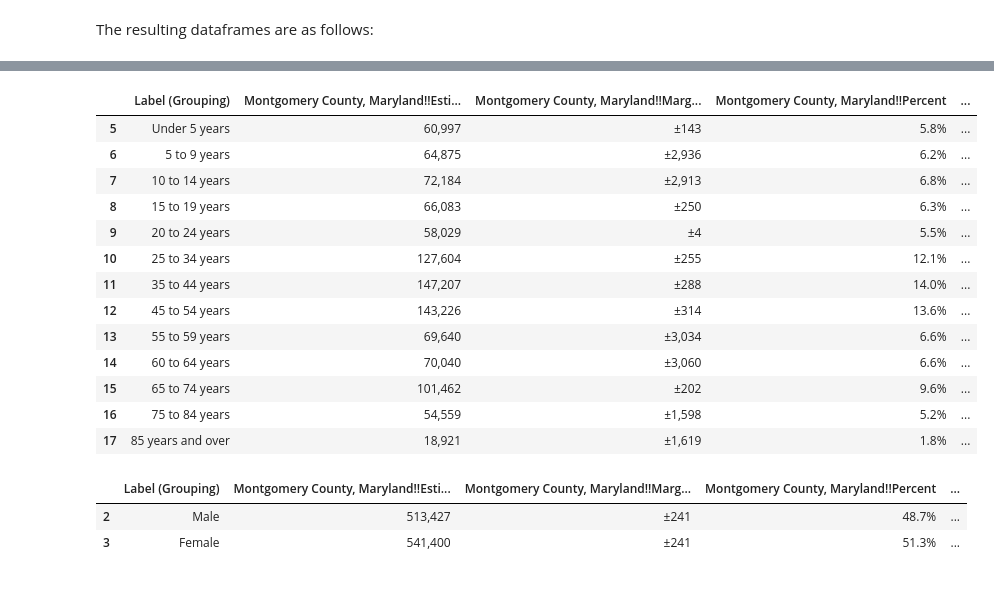
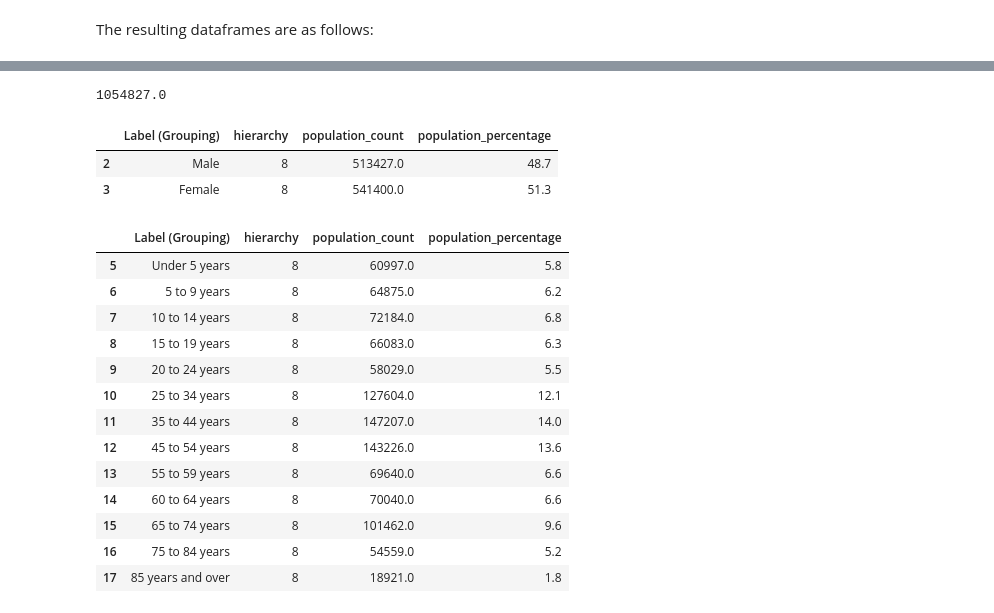
Before and after one commit to emmajslz/eda-project-police-arrest, a Jupyter notebook: police-arrests-montgomery-study.ipynb, the cells around one changed output, grey strips where cells are left out. Cells and saved outputs as stored; diff of their text form; code cells hidden in the pictures.

```diff
--- a/police-arrests-montgomery-study.ipynb
+++ b/police-arrests-montgomery-study.ipynb
@@ -1017,0 +1160,4 @@ Let's look at each of the list of values for each hierarchy:
+# %%
+def extract_total_population(dataset, labels_column):
+    index_record_with_total = dataset.loc[dataset[labels_column].str.contains('Total population'), labels_column].index[0]
+    return dataset.loc[index_record_with_total, 'population_count']
@@ -1039,0 +1189,20 @@ decennial_ethnicity = decennial.iloc[100:102]
+# %%
+def extract_to_new_dfs(dataset, labels_column, groups_of_interest):
+
+    groups_of_interest_indices = []
+    groups_first_rows = dataset.loc[dataset['hierarchy'] == 0, labels_column]
+    groups_first_rows = groups_first_rows.reset_index()
+
+    k = 0
+    i = 0
+    while i < len(groups_first_rows) and k<len(groups_of_interest):
+        if groups_of_interest[k] in groups_first_rows.loc[i, labels_column]:
+
+            # we sum 2 to avoid the row with the group name and to avoid the row with the total population (since it appears every time)
+            groups_of_interest_indices.append([groups_first_rows.loc[i, 'index'], groups_first_rows.loc[i+1, 'index']])
+
+            k += 1
+        i += 1
+
+
+    return groups_of_interest_indices
@@ -1166,6 +1348,10 @@ estimate_21['hierarchy'] = estimate_21['Label (Grouping)'].str.count('\xa0')
 estimate_21['hierarchy'].unique()
 # %% [output]
 array([ 0,  4,  8, 12, 16])
+# %%
+estimate_21['population_count'] = fix_population_count_column(estimate_21['Montgomery County, Maryland!!Estimate'])
+estimate_21['population_percentage'] = fix_population_percentage_column(estimate_21['Montgomery County, Maryland!!Percent'])
+estimate_21_total = extract_total_population(estimate_21, 'Label (Grouping)')
 # %%
 estimate_21.loc[estimate_21['hierarchy'] == 0, 'Label (Grouping)']
 # %% [output]
@@ -1213,3 +1365,13 @@ estimate_21_sex_age[estimate_21_sex_age['hierarchy'] == 8]
+# %%
+groups_of_interest = ['SEX AND AGE', 'RACE', 'HISPANIC OR LATINO AND RACE']
+
+sex_age_indices, race_indices, ethnicity_indices = extract_to_new_dfs(estimate_21, 'Label (Grouping)', groups_of_interest)
+estimate_21 = estimate_21[['Label (Grouping)', 'hierarchy', 'population_count', 'population_percentage']]
+
+# we sum 2 to the start index to avoid the row with the group name and to avoid the row with the total population (since it appears every time)
+estimate_21_sex_age = estimate_21.loc[sex_age_indices[0]+2:sex_age_indices[1], :]
+estimate_21_race = estimate_21.loc[race_indices[0]+2:race_indices[1], :]
+estimate_21_ethnicity = estimate_21.loc[ethnicity_indices[0]+2:ethnicity_indices[1], :]
 # %%
 estimate_21_sex = estimate_21[2:4]
 estimate_21_age = estimate_21[5:18]
@@ -1294,20 +1458,22 @@ The resulting dataframes are as follows:
 # %%
-display(estimate_21_age, estimate_21_sex, estimate_21_race, estimate_21_ethnicity)
+print(estimate_21_total)
+display(estimate_21_sex, estimate_21_age, estimate_21_race, estimate_21_ethnicity)
 # %% [output]
+1054827.0
-|  | Label (Grouping) | Montgomery County, Maryland!!Esti... | Montgomery County, Maryland!!Marg... | Montgomery County, Maryland!!Percent | ... |
-| 5 | Under 5 years | 60,997 | ±143 | 5.8% | ... |
-| 6 | 5 to 9 years | 64,875 | ±2,936 | 6.2% | ... |
-| 7 | 10 to 14 years | 72,184 | ±2,913 | 6.8% | ... |
-| 8 | 15 to 19 years | 66,083 | ±250 | 6.3% | ... |
-| 9 | 20 to 24 years | 58,029 | ±4 | 5.5% | ... |
-| 10 | 25 to 34 years | 127,604 | ±255 | 12.1% | ... |
-| 11 | 35 to 44 years | 147,207 | ±288 | 14.0% | ... |
-| 12 | 45 to 54 years | 143,226 | ±314 | 13.6% | ... |
-| 13 | 55 to 59 years | 69,640 | ±3,034 | 6.6% | ... |
-| 14 | 60 to 64 years | 70,040 | ±3,060 | 6.6% | ... |
-| 15 | 65 to 74 years | 101,462 | ±202 | 9.6% | ... |
-| 16 | 75 to 84 years | 54,559 | ±1,598 | 5.2% | ... |
-| 17 | 85 years and over | 18,921 | ±1,619 | 1.8% | ... |
+|  | Label (Grouping) | hierarchy | population_count | population_percentage |
+| 2 | Male | 8 | 513427.0 | 48.7 |
+| 3 | Female | 8 | 541400.0 | 51.3 |
-|  | Label (Grouping) | Montgomery County, Maryland!!Esti... | Montgomery County, Maryland!!Marg... | Montgomery County, Maryland!!Percent | ... |
-| 2 | Male | 513,427 | ±241 | 48.7% | ... |
-| 3 | Female | 541,400 | ±241 | 51.3% | ... |
+|  | Label (Grouping) | hierarchy | population_count | population_percentage |
+| 5 | Under 5 years | 8 | 60997.0 | 5.8 |
+| 6 | 5 to 9 years | 8 | 64875.0 | 6.2 |
+| 7 | 10 to 14 years | 8 | 72184.0 | 6.8 |
+| 8 | 15 to 19 years | 8 | 66083.0 | 6.3 |
+| 9 | 20 to 24 years | 8 | 58029.0 | 5.5 |
+| 10 | 25 to 34 years | 8 | 127604.0 | 12.1 |
+| 11 | 35 to 44 years | 8 | 147207.0 | 14.0 |
+| 12 | 45 to 54 years | 8 | 143226.0 | 13.6 |
+| 13 | 55 to 59 years | 8 | 69640.0 | 6.6 |
+| 14 | 60 to 64 years | 8 | 70040.0 | 6.6 |
+| 15 | 65 to 74 years | 8 | 101462.0 | 9.6 |
+| 16 | 75 to 84 years | 8 | 54559.0 | 5.2 |
+| 17 | 85 years and over | 8 | 18921.0 | 1.8 |
```
Also changed, not shown: parts of 79 cells of this notebook.
